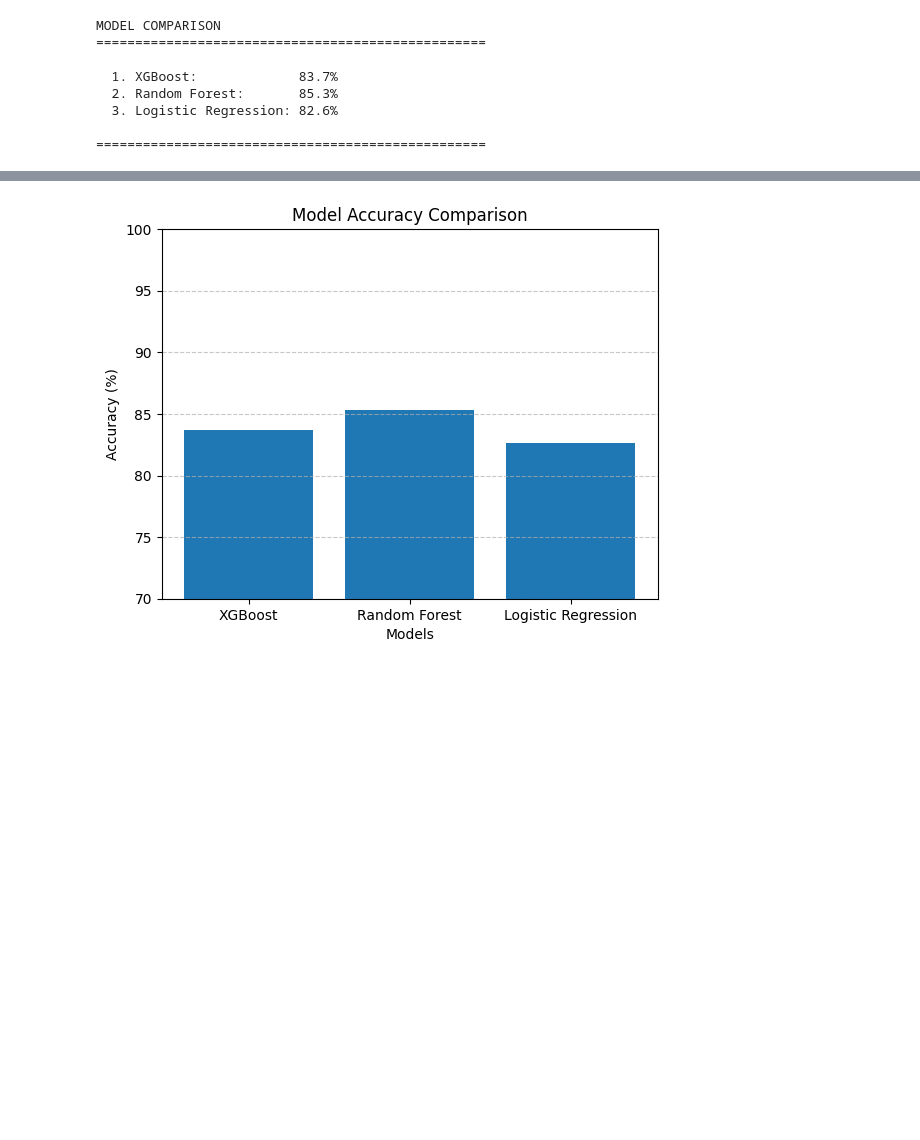
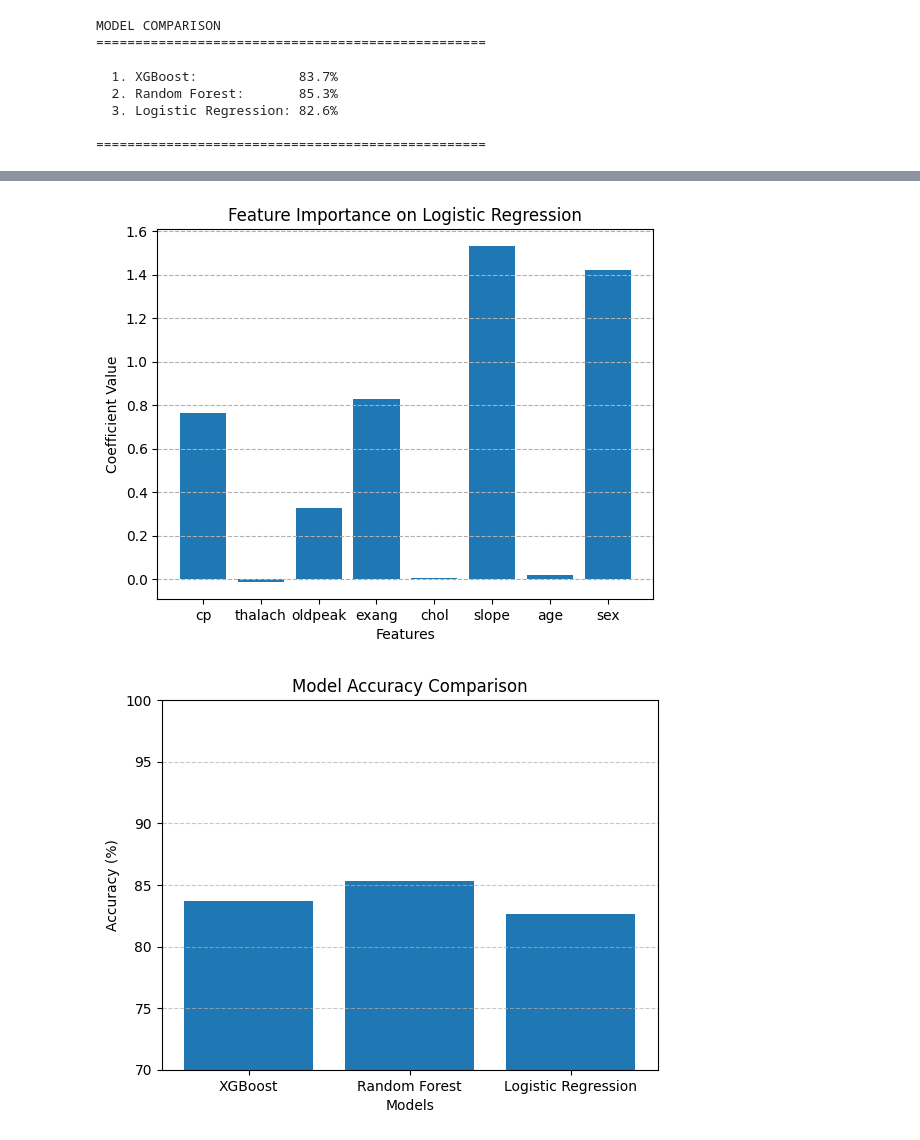
Before and after one commit to Illiason/Project-HH-, a Jupyter notebook: train_models_main.ipynb, the cells around one changed output, grey strips where cells are left out. Saved outputs shown, nothing was run; the diff lists cells and outputs as text; code cells hidden in the pictures; blank space fills up the shorter version.

```diff
--- a/train_models_main.ipynb
+++ b/train_models_main.ipynb
@@ -424,3 +448,17 @@ plt.show()  # Outputs bar plot.
+# %%
+# Get coefficients (feature importance for Logistic Regression)
+coef = lgr_model.coef_[0]
+
+
+
+plt.bar(X.columns,coef)
+plt.title("Feature Importance on Logistic Regression")
+plt.ylabel("Coefficient Value")
+plt.xlabel("Features")  # x-axis is changed to the term "Features".
+plt.grid(axis="y", linestyle="--")  # This just makes it better to read the bar plot.
+plt.show()  # Outputs bar plot.
+# %% [output]
+[figure, added]
 # %%
 #Model Comparison Diagram
 plt.bar(
```
Also changed, not shown: parts of 7 cells of this notebook.
